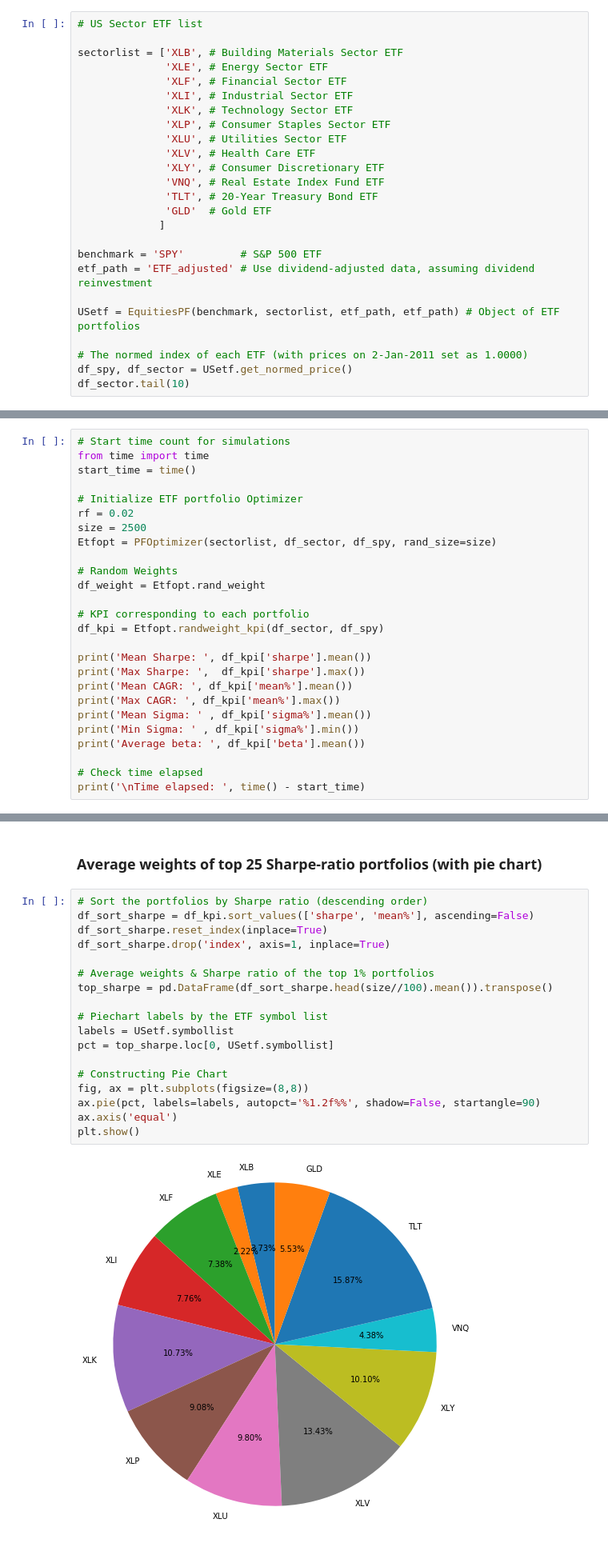
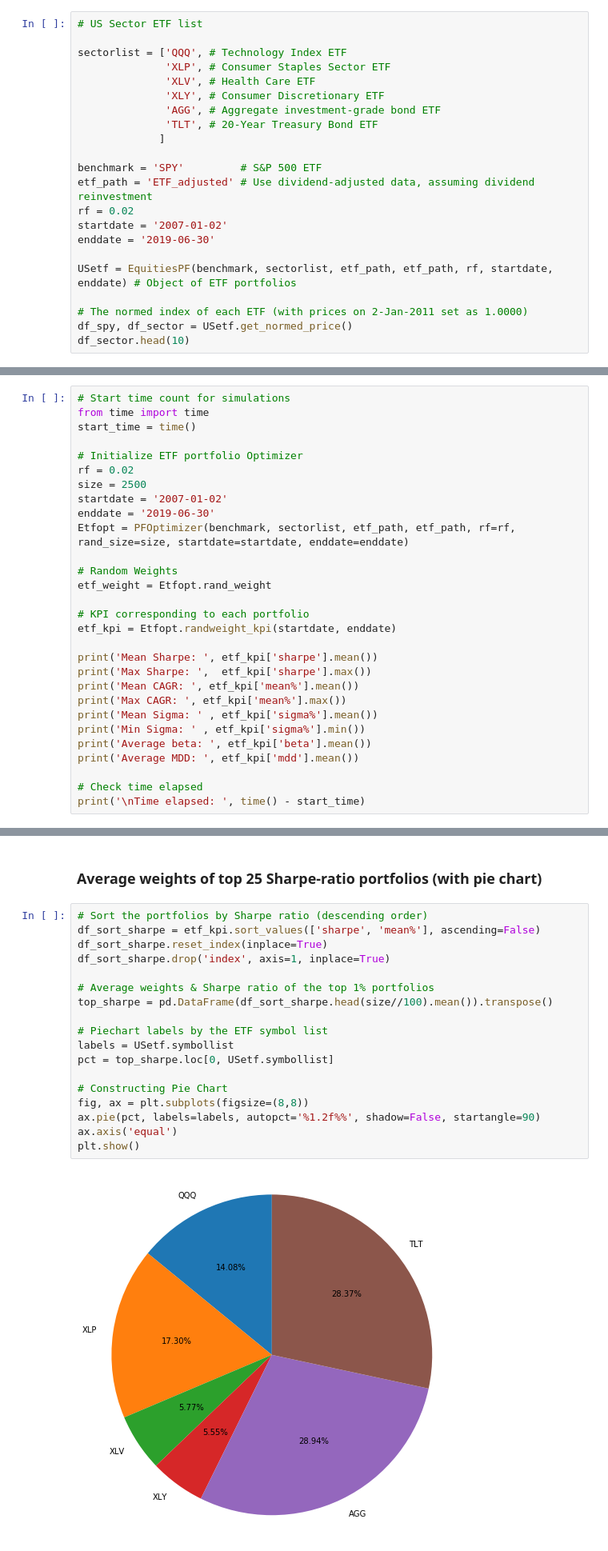
Before and after one commit to willbillionquant/python-r-qtrade, a Jupyter notebook: equities-portfolio/02-etf-class.ipynb, the cells around one changed output, grey strips where cells are left out. Shown at 80% size. Cells and saved outputs as stored; diff of their text form.

```diff
--- a/equities-portfolio/02-etf-class.ipynb
+++ b/equities-portfolio/02-etf-class.ipynb
@@ -103,26 +105,23 @@ class EquitiesPF():
 # %%
 # US Sector ETF list
 
-sectorlist = ['XLB', # Building Materials Sector ETF
-              'XLE', # Energy Sector ETF
-              'XLF', # Financial Sector ETF
-              'XLI', # Industrial Sector ETF
-              'XLK', # Technology Sector ETF
+sectorlist = ['QQQ', # Technology Index ETF
               'XLP', # Consumer Staples Sector ETF
-              'XLU', # Utilities Sector ETF
               'XLV', # Health Care ETF
               'XLY', # Consumer Discretionary ETF
-              'VNQ', # Real Estate Index Fund ETF
+              'AGG', # Aggregate investment-grade bond ETF
               'TLT', # 20-Year Treasury Bond ETF
-              'GLD'  # Gold ETF
              ]
 
 benchmark = 'SPY'         # S&P 500 ETF
 etf_path = 'ETF_adjusted' # Use dividend-adjusted data, assuming dividend reinvestment
+rf = 0.02
+startdate = '2007-01-02'
+enddate = '2019-06-30'
 
-USetf = EquitiesPF(benchmark, sectorlist, etf_path, etf_path) # Object of ETF portfolios
+USetf = EquitiesPF(benchmark, sectorlist, etf_path, etf_path, rf, startdate, enddate) # Object of ETF portfolios
 
 # The normed index of each ETF (with prices on 2-Jan-2011 set as 1.0000)
 df_spy, df_sector = USetf.get_normed_price()
-df_sector.tail(10)
+df_sector.head(10)
 # %% [output]
@@ -253,21 +260,24 @@ start_time = time()
 # Initialize ETF portfolio Optimizer
 rf = 0.02
 size = 2500
-Etfopt = PFOptimizer(sectorlist, df_sector, df_spy, rand_size=size)
+startdate = '2007-01-02'
+enddate = '2019-06-30'
+Etfopt = PFOptimizer(benchmark, sectorlist, etf_path, etf_path, rf=rf, rand_size=size, startdate=startdate, enddate=enddate)
 
 # Random Weights
-df_weight = Etfopt.rand_weight
+etf_weight = Etfopt.rand_weight
 
 # KPI corresponding to each portfolio
-df_kpi = Etfopt.randweight_kpi(df_sector, df_spy)
+etf_kpi = Etfopt.randweight_kpi(startdate, enddate)
 
-print('Mean Sharpe: ', df_kpi['sharpe'].mean())
-print('Max Sharpe: ',  df_kpi['sharpe'].max())
-print('Mean CAGR: ', df_kpi['mean%'].mean())
-print('Max CAGR: ', df_kpi['mean%'].max())
-print('Mean Sigma: ' , df_kpi['sigma%'].mean())
-print('Min Sigma: ' , df_kpi['sigma%'].min())
-print('Average beta: ', df_kpi['beta'].mean())
+print('Mean Sharpe: ', etf_kpi['sharpe'].mean())
+print('Max Sharpe: ',  etf_kpi['sharpe'].max())
+print('Mean CAGR: ', etf_kpi['mean%'].mean())
+print('Max CAGR: ', etf_kpi['mean%'].max())
+print('Mean Sigma: ' , etf_kpi['sigma%'].mean())
+print('Min Sigma: ' , etf_kpi['sigma%'].min())
+print('Average beta: ', etf_kpi['beta'].mean())
+print('Average MDD: ', etf_kpi['mdd'].mean())
 
 # Check time elapsed
 print('\nTime elapsed: ', time() - start_time)
@@ -309,24 +320,24 @@ df_optpf
 ### Average weights of top 25 Sharpe-ratio portfolios (with pie chart)
 # %%
 # Sort the portfolios by Sharpe ratio (descending order)
-df_sort_sharpe = df_kpi.sort_values(['sharpe', 'mean%'], ascending=False)
+df_sort_sharpe = etf_kpi.sort_values(['sharpe', 'mean%'], ascending=False)
 df_sort_sharpe.reset_index(inplace=True)
 df_sort_sharpe.drop('index', axis=1, inplace=True)
 
 # Average weights & Sharpe ratio of the top 1% portfolios
 top_sharpe = pd.DataFrame(df_sort_sharpe.head(size//100).mean()).transpose()
 
 # Piechart labels by the ETF symbol list
 labels = USetf.symbollist
 pct = top_sharpe.loc[0, USetf.symbollist]
 
 # Constructing Pie Chart
 fig, ax = plt.subplots(figsize=(8,8))
 ax.pie(pct, labels=labels, autopct='%1.2f%%', shadow=False, startangle=90)
 ax.axis('equal')
 plt.show()
 # %% [output]
-[figure, old version]
+[figure, new version]
 # %%
 # Average KPI for the top 25 Sharpe-ratio Portfolios
 
```
Also changed, not shown: parts of 33 cells of this notebook.
